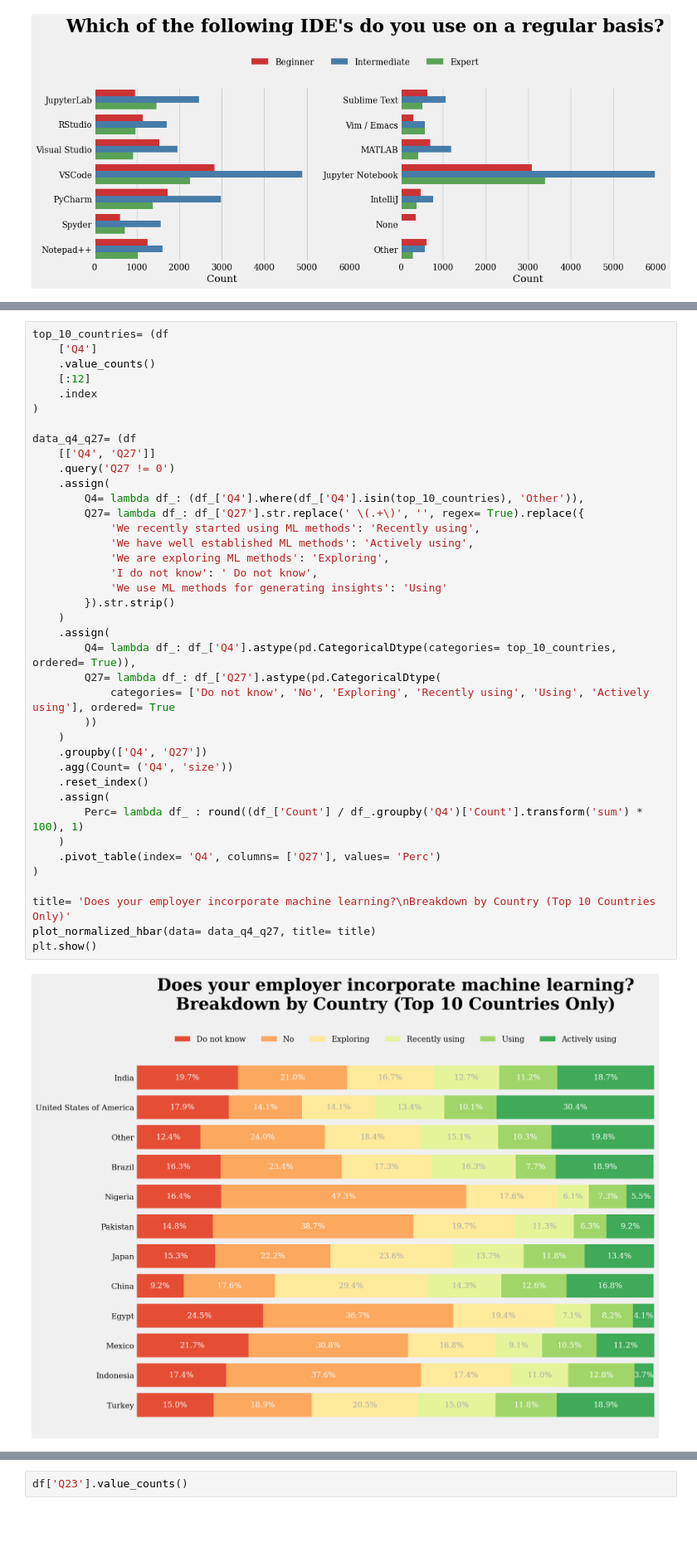
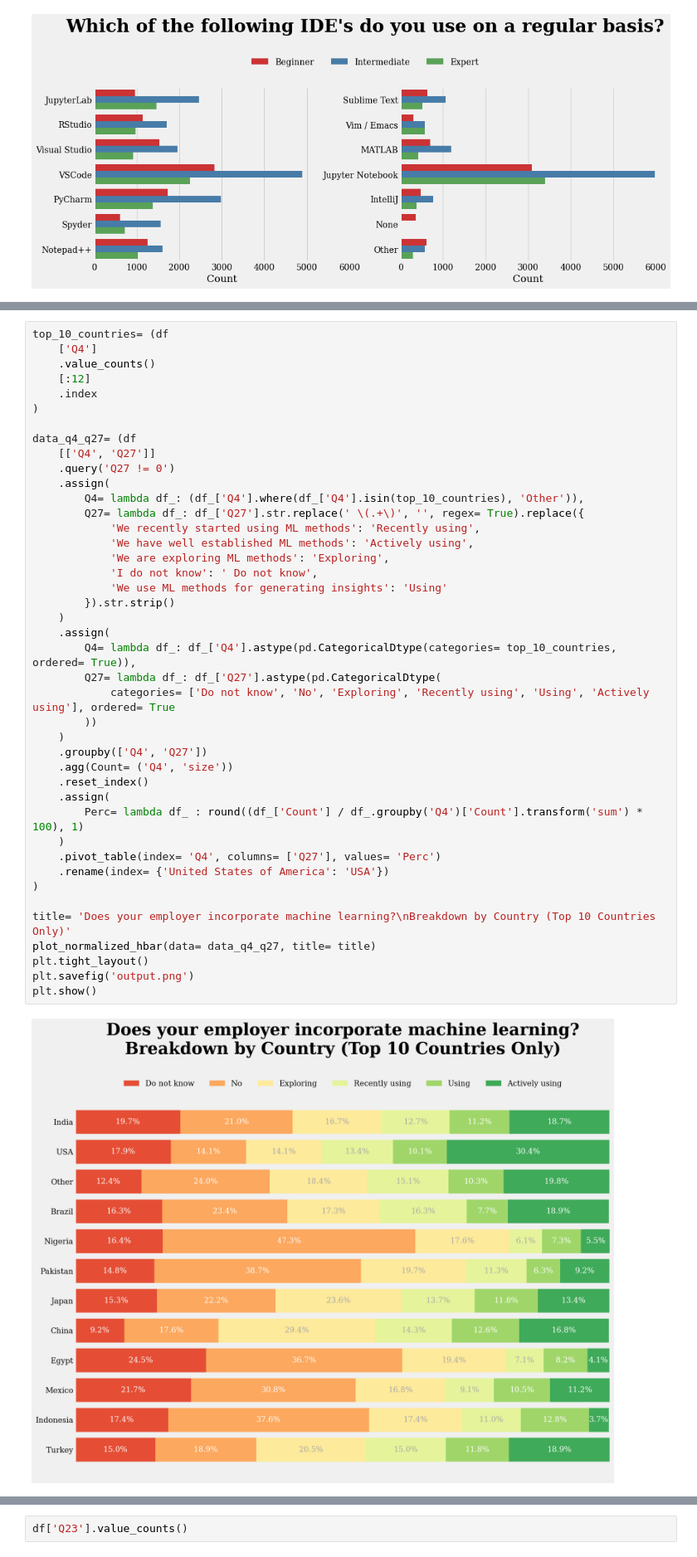
Before and after one commit to danjelito/eda-kaggle-survey-2022, a Jupyter notebook: kaggle-survey-2022.ipynb, the cells around one changed output, grey strips where cells are left out. Shown at 83% size. Cells and saved outputs as stored; diff of their text form; blank space fills up the shorter version.

```diff
--- a/kaggle-survey-2022.ipynb
+++ b/kaggle-survey-2022.ipynb
@@ -595,32 +596,35 @@ data_q4_q27= (df
     .query('Q27 != 0')
     .assign(
         Q4= lambda df_: (df_['Q4'].where(df_['Q4'].isin(top_10_countries), 'Other')),
         Q27= lambda df_: df_['Q27'].str.replace(' \(.+\)', '', regex= True).replace({
             'We recently started using ML methods': 'Recently using',
             'We have well established ML methods': 'Actively using',
             'We are exploring ML methods': 'Exploring',
             'I do not know': ' Do not know',
             'We use ML methods for generating insights': 'Using'
         }).str.strip()
     )
     .assign(
         Q4= lambda df_: df_['Q4'].astype(pd.CategoricalDtype(categories= top_10_countries, ordered= True)),
         Q27= lambda df_: df_['Q27'].astype(pd.CategoricalDtype(
             categories= ['Do not know', 'No', 'Exploring', 'Recently using', 'Using', 'Actively using'], ordered= True
         ))
     )
     .groupby(['Q4', 'Q27'])
     .agg(Count= ('Q4', 'size'))
     .reset_index()
     .assign(
         Perc= lambda df_ : round((df_['Count'] / df_.groupby('Q4')['Count'].transform('sum') * 100), 1)
     )
     .pivot_table(index= 'Q4', columns= ['Q27'], values= 'Perc')
+    .rename(index= {'United States of America': 'USA'})
 )
 
 title= 'Does your employer incorporate machine learning?\nBreakdown by Country (Top 10 Countries Only)'
 plot_normalized_hbar(data= data_q4_q27, title= title)
+plt.tight_layout()
+plt.savefig('output.png')
 plt.show()
 # %% [output]
-[figure, old version]
+[figure, new version]
 # %% [markdown]
```
Also changed, not shown: parts of 15 cells of this notebook.
